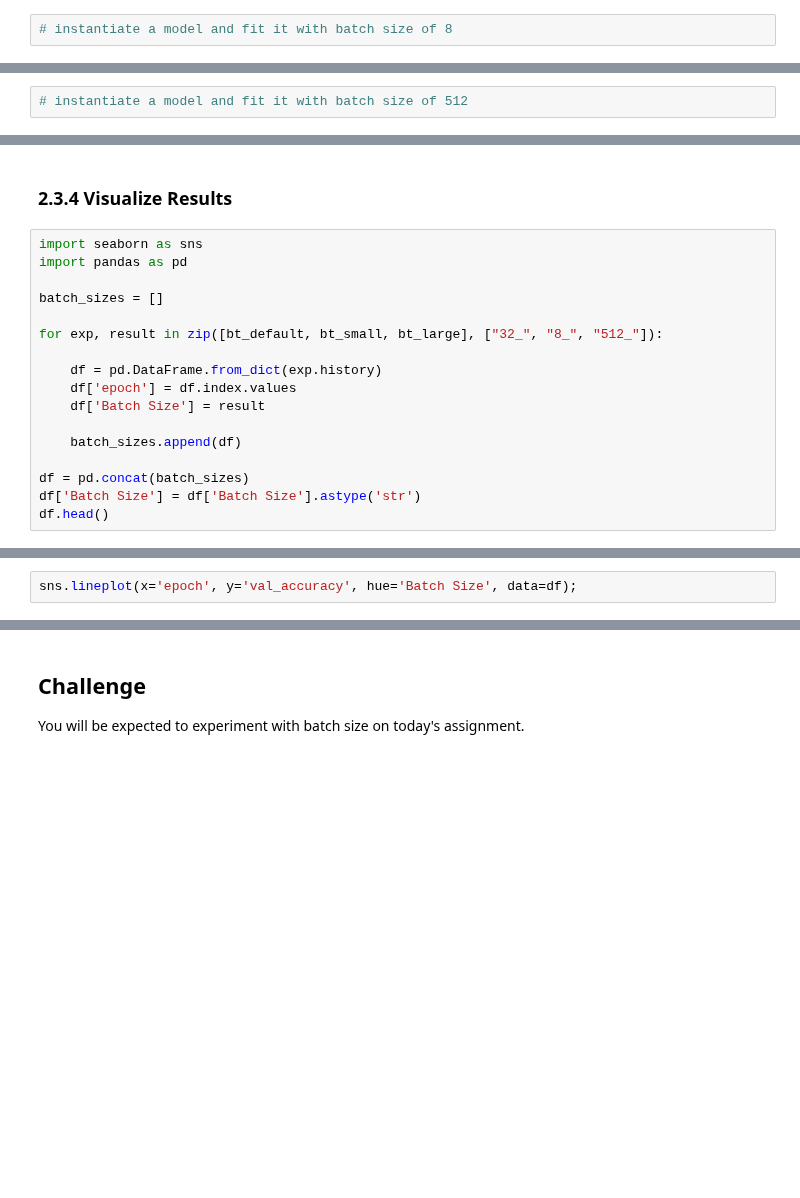
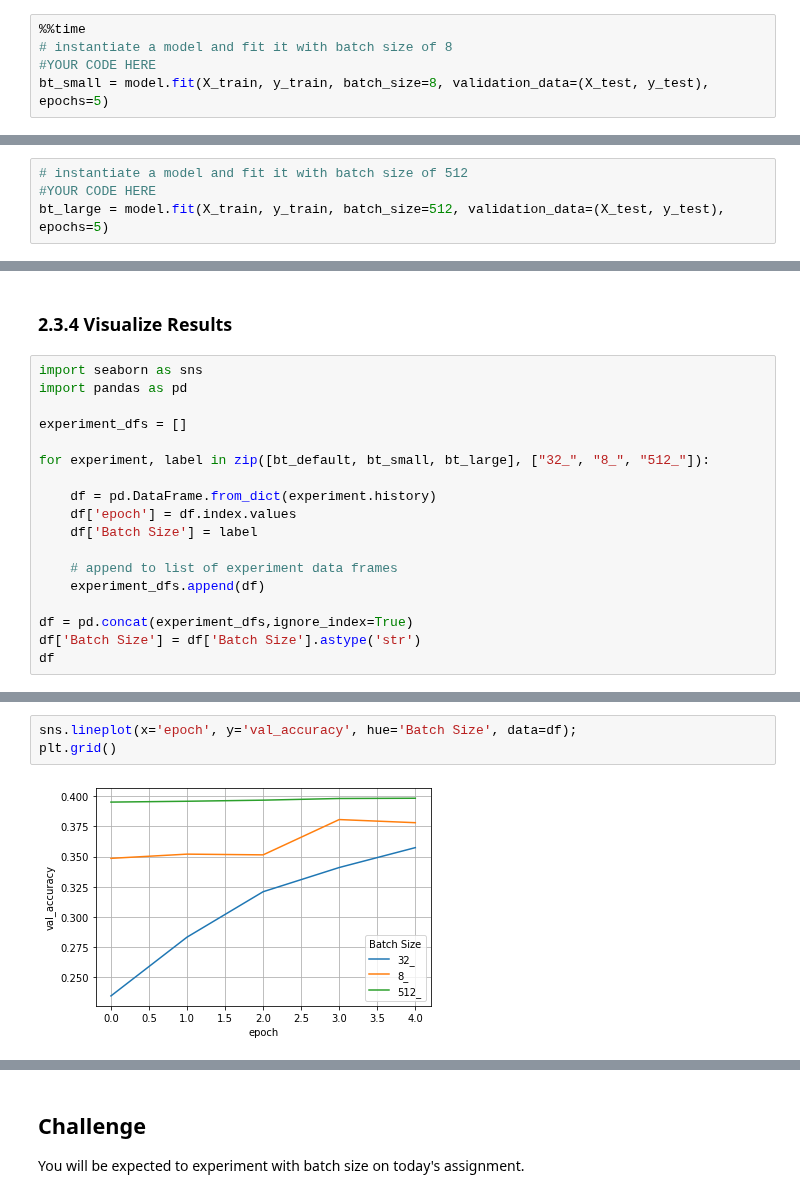
Before and after one commit to bloominstituteoftechnology/DS-Unit-4-Sprint-2-Neural-Networks, a Jupyter notebook: module2-Train/LS_DS_422_Train_Lecture.ipynb, the cells around one changed output, grey strips where cells are left out. Cells and saved outputs as stored; diff of their text form; blank space fills up the shorter version.

```diff
--- a/module2-Train/LS_DS_422_Train_Lecture.ipynb
+++ b/module2-Train/LS_DS_422_Train_Lecture.ipynb
@@ -453,4 +485,7 @@ bt_default = model.fit(X_train, y_train, batch_size=32, validation_data=(X_test,
 ### 2.3.2 Small Batch Size
 Batch Size is 8
 # %%
+%%time
 # instantiate a model and fit it with batch size of 8
+#YOUR CODE HERE
+bt_small = model.fit(X_train, y_train, batch_size=8, validation_data=(X_test, y_test), epochs=5)
@@ -459,3 +507,5 @@ Batch Size is 8
 Batch Size is 512
 # %%
 # instantiate a model and fit it with batch size of 512
+#YOUR CODE HERE
+bt_large = model.fit(X_train, y_train, batch_size=512, validation_data=(X_test, y_test), epochs=5)
@@ -465,16 +561,17 @@ Batch Size is 512
 import seaborn as sns
 import pandas as pd
 
-batch_sizes = []
+experiment_dfs = []
 
-for exp, result in zip([bt_default, bt_small, bt_large], ["32_", "8_", "512_"]):
+for experiment, label in zip([bt_default, bt_small, bt_large], ["32_", "8_", "512_"]):
 
-    df = pd.DataFrame.from_dict(exp.history)
+    df = pd.DataFrame.from_dict(experiment.history)
     df['epoch'] = df.index.values
-    df['Batch Size'] = result
+    df['Batch Size'] = label
 
-    batch_sizes.append(df)
+    # append to list of experiment data frames
+    experiment_dfs.append(df)
 
-df = pd.concat(batch_sizes)
+df = pd.concat(experiment_dfs,ignore_index=True)
 df['Batch Size'] = df['Batch Size'].astype('str')
-df.head()
+df
@@ -481,4 +595,7 @@ df.head()
 # %%
 sns.lineplot(x='epoch', y='val_accuracy', hue='Batch Size', data=df);
+plt.grid()
+# %% [output]
+[figure, added]
 # %%
 sns.lineplot(x='epoch', y='val_loss', hue='Batch Size', data=df);
```
Also changed, not shown: parts of 34 cells of this notebook.
